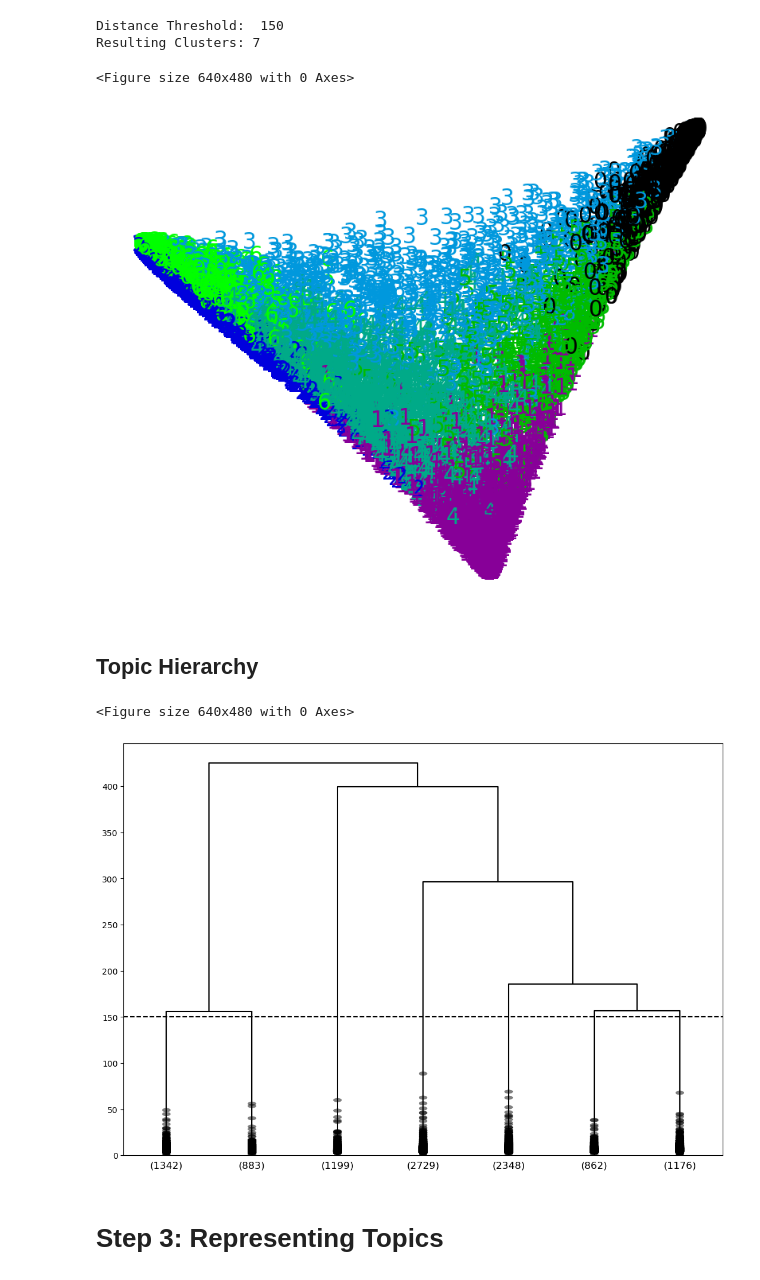
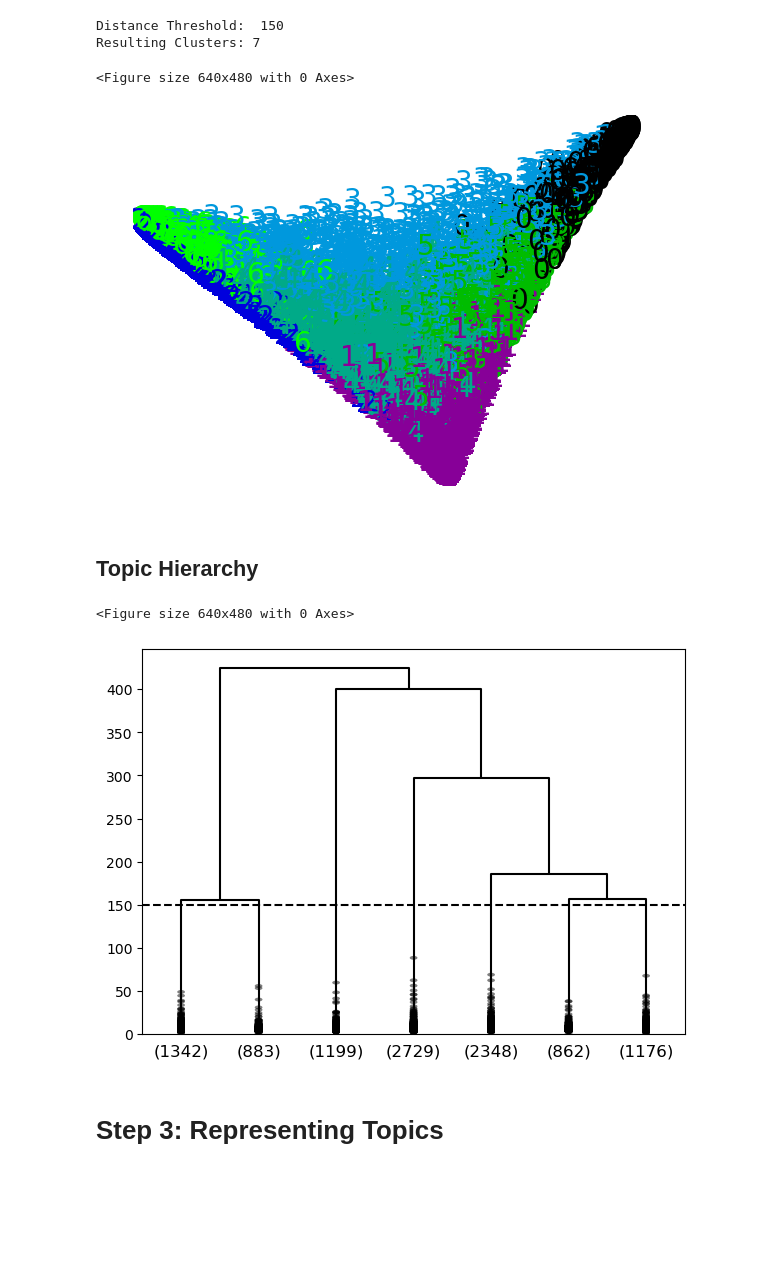
Before and after one commit to lealfp/labPLN, a Jupyter notebook: notebooks/topic_modeling/TopicAttention.ipynb, the cells around one changed output. Cells and saved outputs as stored; diff of their text form; code cells hidden in the pictures; blank space fills up the shorter version.

```diff
--- a/notebooks/topic_modeling/TopicAttention.ipynb
+++ b/notebooks/topic_modeling/TopicAttention.ipynb
@@ -85,30 +78,30 @@ Distance Threshold:  150
 Resulting Clusters: 7
 # %%
 plt.clf()
-plt.figure(figsize=(10, 8))
+plt.figure(figsize=(7, 5))
 
 # plt.scatter(x, y, color=plt.cm.nipy_spectral(clustering_model.labels_[i] / 10.), s=1)
 plt.scatter(x, y, color='w', s=1)
 
 
 # plt.cm.nipy_spectral(clustering_model.labels_[i] / 10.)
 
 for i, sentence in enumerate(model.sentences):
 
     # plt.annotate(clustering_model.labels_[i], (x[i], y[i]), color='black', fontsize=8)
     # plt.annotate('°', (x[i], y[i]), color=plt.cm.nipy_spectral(clustering_model.labels_[i] / 10.), fontsize=20)
 
     plt.annotate(clustering_model.labels_[i], (x[i], y[i]), color=plt.cm.nipy_spectral(clustering_model.labels_[i] / 10.), fontsize=20)
 
 
 if not os.path.exists(OUTPUT_PATH + str(n_clusters) + 'topics'): os.mkdir(OUTPUT_PATH + str(n_clusters) + 'topics')
 
 plt.axis("off")
 # plt.savefig(OUTPUT_PATH + str(n_clusters) + 'topics/clusters-'+str(MODEL).replace('/','').replace('.','') + '.eps', bbox_inches='tight', format='eps')
 plt.savefig(OUTPUT_PATH + str(n_clusters) + 'topics/clusters-'+str(BERT_MODEL).replace('/','').replace('.','') + '.png', bbox_inches='tight', transparent=True)
 # %% [output]
 <Figure size 640x480 with 0 Axes>
-[figure, old version]
+[figure, new version]
 # %% [markdown]
 
 
@@ -118,7 +111,7 @@ from scipy.cluster.hierarchy import dendrogram
 import numpy as np
 
 plt.clf()
-plt.figure(figsize=(13,9))
+plt.figure(figsize=(7,5))
 
 counts = np.zeros(clustering_model.children_.shape[0])
 n_samples = len(clustering_model.labels_)
@@ -140,7 +133,7 @@ plt.axhline(c='black', linestyle='--', y=DISTANCE_THRESHOLD)
 plt.savefig(OUTPUT_PATH + 'dendrograma-'+str(BERT_MODEL).replace('/','').replace('.','')+'.png', bbox_inches='tight')
 # %% [output]
 <Figure size 640x480 with 0 Axes>
-[figure, old version]
+[figure, new version]
 # %% [markdown]
 # Step 3: Representing Topics
 # %%
```
Also changed, not shown: parts of 7 cells of this notebook, 2 other files.
